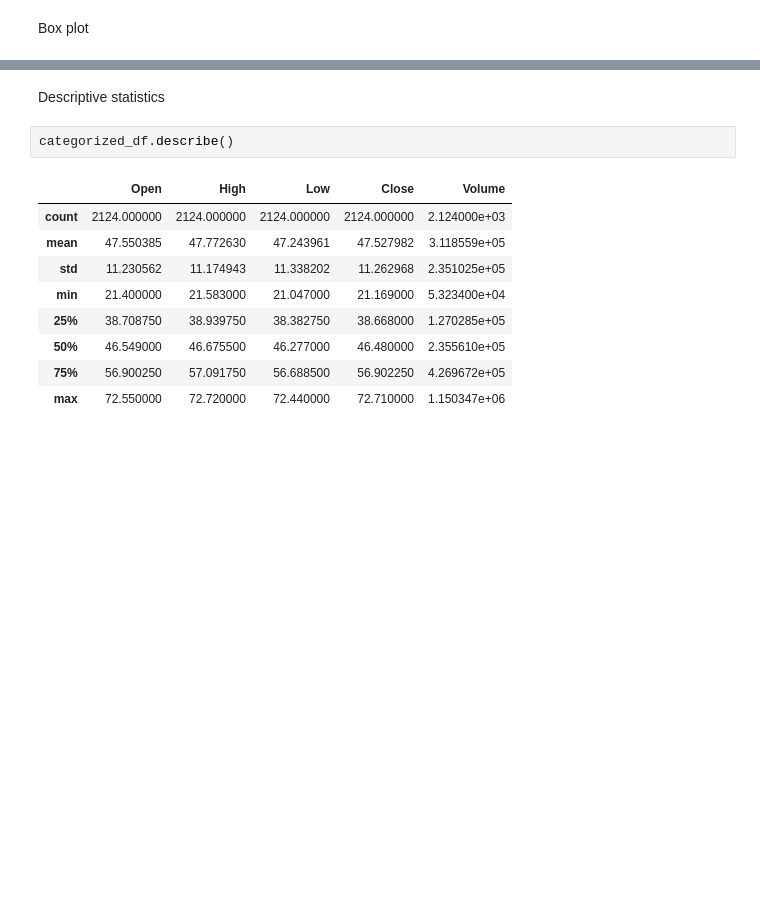
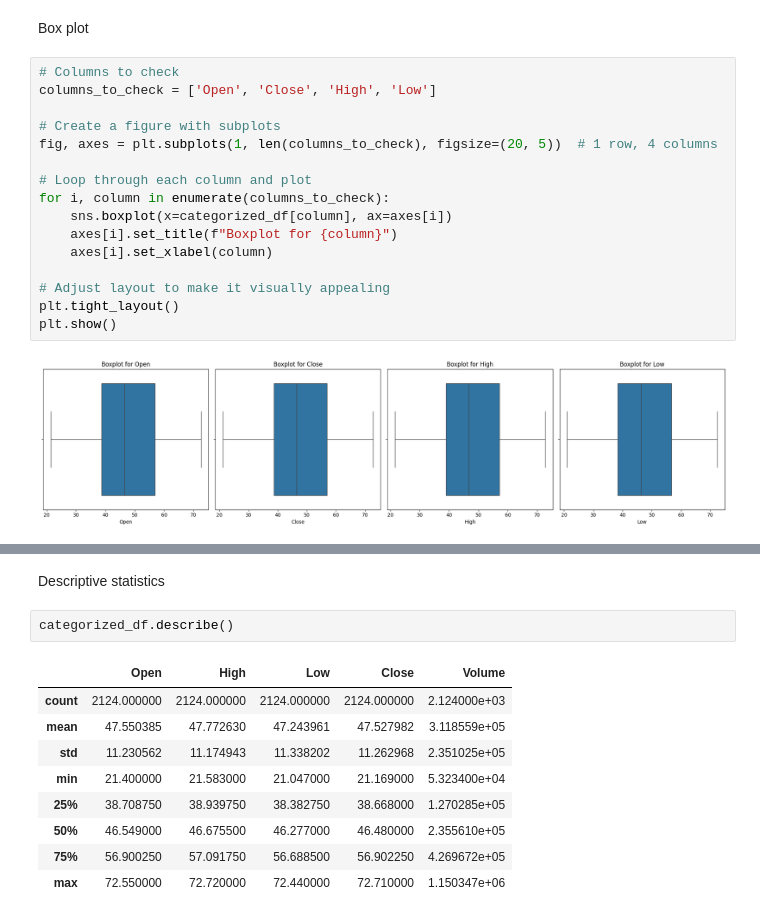
Before and after one commit to qazalarabali/ETF_EDA_Visualization, a Jupyter notebook: Index ETFs/VT/VT_EDA.ipynb, the cells around one changed output, grey strips where cells are left out. Drawn from its saved outputs; the diff is of its cells as text; blank space fills up the shorter version.

```diff
--- a/Index ETFs/VT/VT_EDA.ipynb
+++ b/Index ETFs/VT/VT_EDA.ipynb
@@ -630,3 +753,21 @@ for column in columns_to_check:
 # %% [markdown]
 Box plot
+# %%
+# Columns to check
+columns_to_check = ['Open', 'Close', 'High', 'Low']
+
+# Create a figure with subplots
+fig, axes = plt.subplots(1, len(columns_to_check), figsize=(20, 5))  # 1 row, 4 columns
+
+# Loop through each column and plot
+for i, column in enumerate(columns_to_check):
+    sns.boxplot(x=categorized_df[column], ax=axes[i])
+    axes[i].set_title(f"Boxplot for {column}")
+    axes[i].set_xlabel(column)
+
+# Adjust layout to make it visually appealing
+plt.tight_layout()
+plt.show()
+# %% [output]
+[figure, added]
 # %%
```
Also changed, not shown: parts of 30 cells of this notebook.
